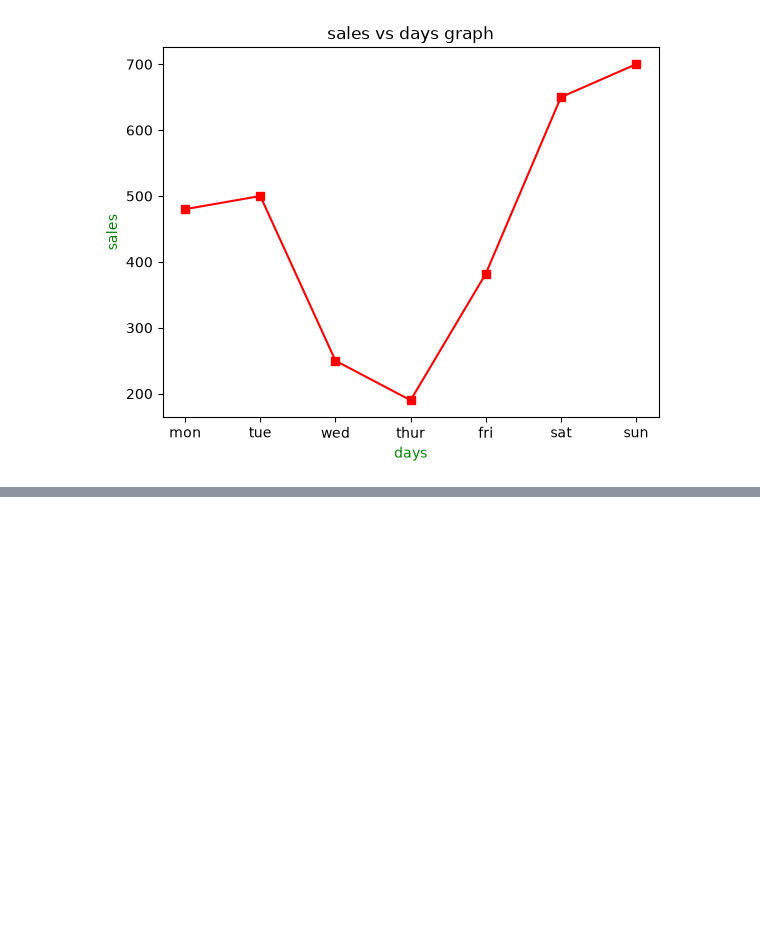
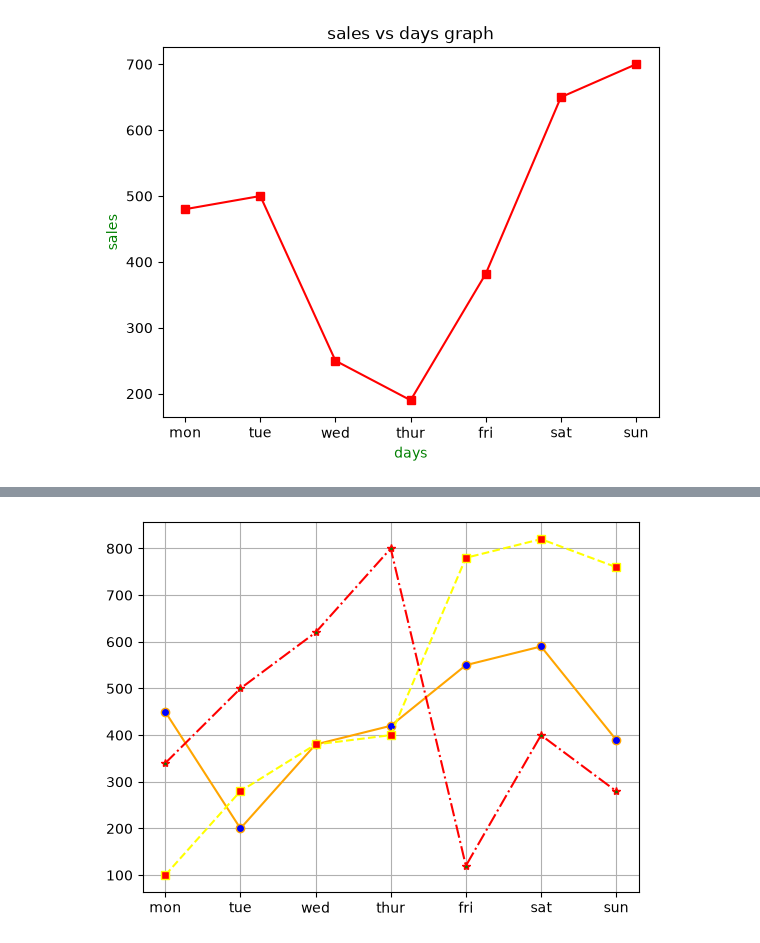
Before and after one commit to AmitKumarPrasad1846/Complete_AI_ML_challenge, a Jupyter notebook: 04_visualisation/visualisation_day_1.ipynb, the cells around one changed output, grey strips where cells are left out. Drawn from its saved outputs; the diff is of its cells as text; code cells hidden in the pictures; blank space fills up the shorter version.

```diff
--- a/04_visualisation/visualisation_day_1.ipynb
+++ b/04_visualisation/visualisation_day_1.ipynb
@@ -80,0 +123,16 @@ plt.show()
+# %%
+# multiple line in a single plot...
+
+days=['mon','tue','wed','thur','fri','sat','sun']
+mango_sales=[450,200,380,420,550,590,390]
+banana_sales=[100,280,380,400,780,820,760]
+apple_sales=[340,500,620,800,120,400,280]
+
+plt.plot(days,mango_sales,color='orange',linestyle='-',marker='o',markerfacecolor='blue',label='mangosales')
+plt.plot(days,banana_sales,color='yellow',linestyle='--',marker='s',markerfacecolor='red',label='bananasales')
+plt.plot(days,apple_sales,color='red',linestyle='-.',marker='*',markerfacecolor='green',label='applesales')
+
+plt.grid() # it will add grid in the plot
+plt.show() # it will print the plot
+# %% [output]
+[figure, added]
```
Also changed, not shown: parts of 5 cells of this notebook.
